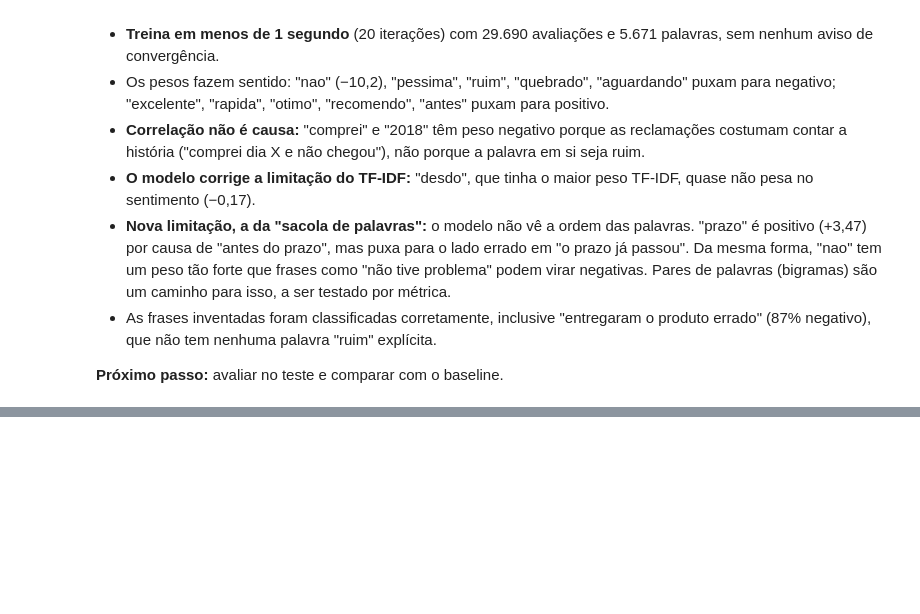
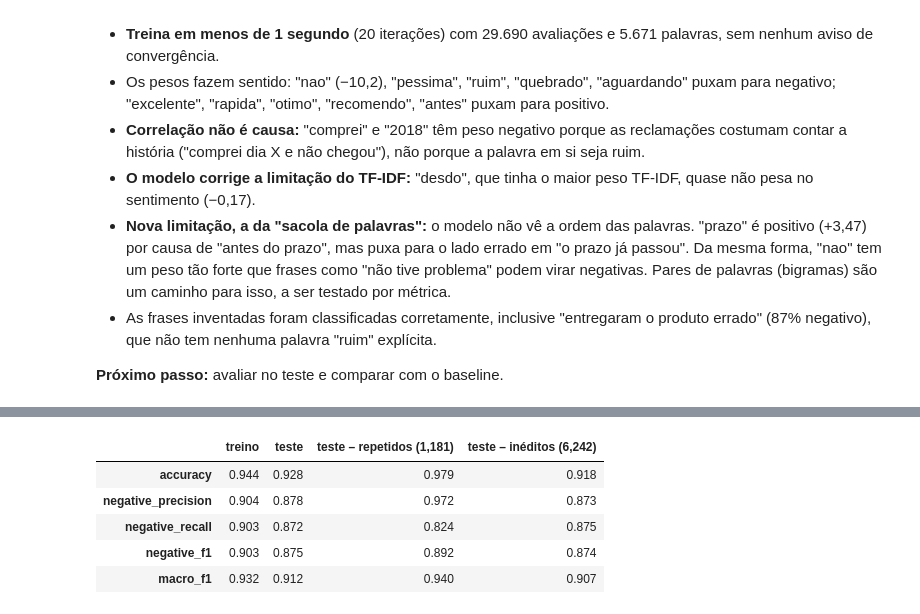
Before and after one commit to baxelin/delivery-ai, a Jupyter notebook: notebooks/v1_sentimento.ipynb, the cells around one changed output, grey strips where cells are left out. Saved outputs shown, nothing was run; the diff lists cells and outputs as text; code cells hidden in the pictures; blank space fills up the shorter version.

```diff
--- a/notebooks/v1_sentimento.ipynb
+++ b/notebooks/v1_sentimento.ipynb
@@ -642,0 +737,27 @@ pd.DataFrame(
+# %%
+def metrics_on(mask: pd.Series) -> dict[str, float]:
+    """Métricas do modelo só nas avaliações do teste selecionadas pela máscara."""
+    return asdict(
+        evaluate_predictions(split.test.loc[mask, SENTIMENT_COLUMN], model_predictions[mask])
+    )
+
+
+train_metrics = evaluate_predictions(
+    split.train[SENTIMENT_COLUMN], sentiment_model.predict(split.train[MESSAGE_COLUMN])
+)
+
+pd.DataFrame(
+    {
+        "treino": asdict(train_metrics),
+        "teste": asdict(model_metrics),
+        f"teste – repetidos ({repeated_in_test.sum():,})": metrics_on(repeated_in_test),
+        f"teste – inéditos ({(~repeated_in_test).sum():,})": metrics_on(~repeated_in_test),
+    }
+).round(3)
+# %% [output]
+|  | treino | teste | teste – repetidos (1,181) | teste – inéditos (6,242) |
+| accuracy | 0.944 | 0.928 | 0.979 | 0.918 |
+| negative_precision | 0.904 | 0.878 | 0.972 | 0.873 |
+| negative_recall | 0.903 | 0.872 | 0.824 | 0.875 |
+| negative_f1 | 0.903 | 0.875 | 0.892 | 0.874 |
+| macro_f1 | 0.932 | 0.912 | 0.940 | 0.907 |
```
Also changed, not shown: parts of 10 cells of this notebook.
